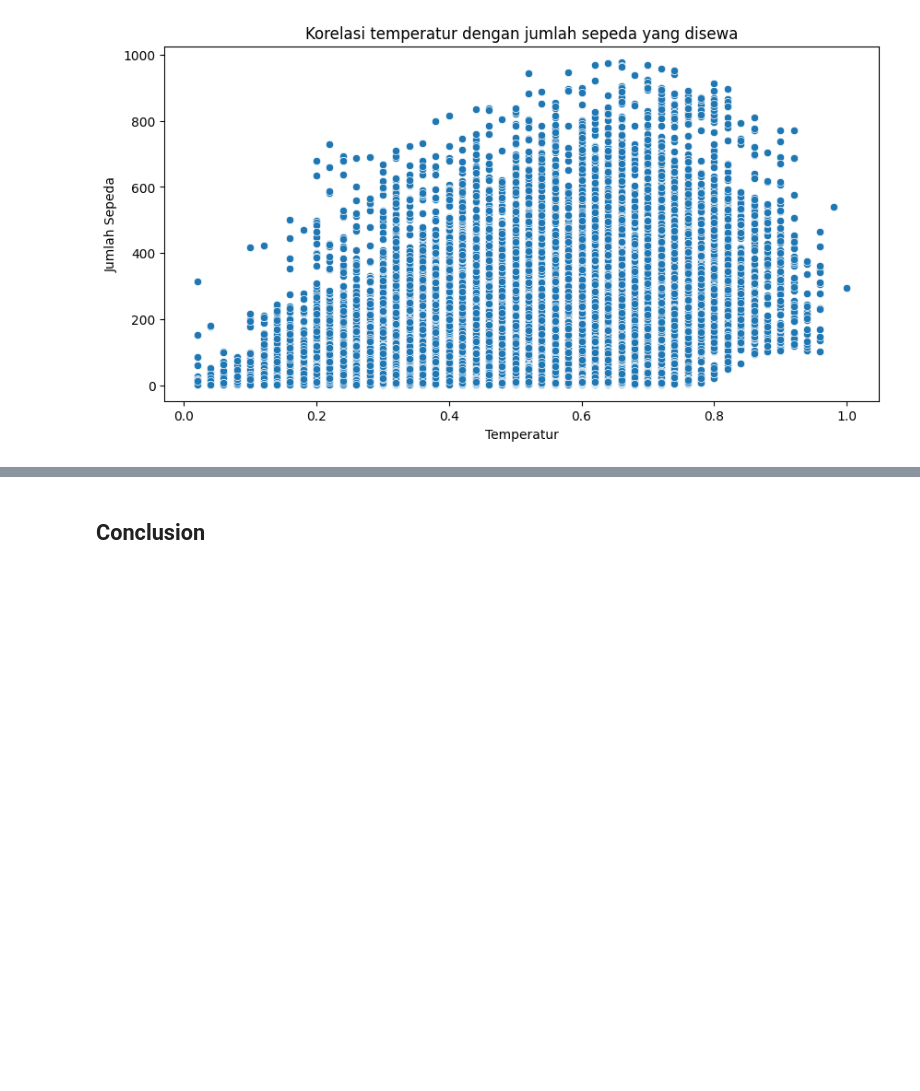
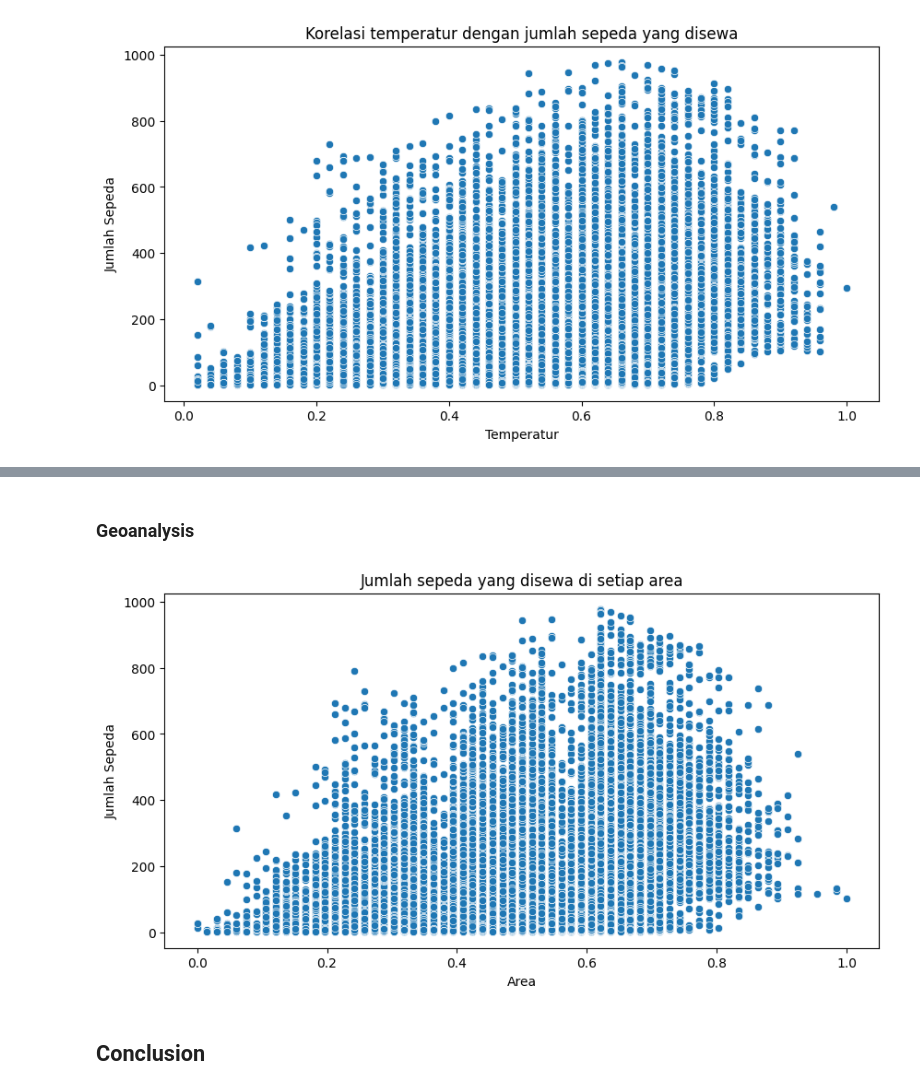
Before and after one commit to isnanramalia/dicoding-latihanDataMining, a Jupyter notebook: proyek_akhir/notebook.ipynb, the cells around one changed output, grey strips where cells are left out. Saved outputs shown, nothing was run; the diff lists cells and outputs as text; code cells hidden in the pictures; blank space fills up the shorter version.

```diff
--- a/proyek_akhir/notebook.ipynb
+++ b/proyek_akhir/notebook.ipynb
@@ -431,3 +464,17 @@ plt.show()
+# %% [markdown]
+### Geoanalysis
+# %%
+# Geoanalytics adalah analisis data spasial yang menggabungkan data spasial dengan analisis statistik
+
+# visualisasi jumlah sepeda yang disewa di setiap area
+plt.figure(figsize=(10,5))
+sns.scatterplot(data=all_data, x='atemp_x', y='cnt_x')
+plt.title('Jumlah sepeda yang disewa di setiap area')
+plt.xlabel('Area')
+plt.ylabel('Jumlah Sepeda')
+plt.show()
+# %% [output]
+[figure, added]
 # %% [markdown]
 ## Conclusion
 # %% [markdown]
```
Also changed, not shown: parts of 19 cells of this notebook, 1 other file.
